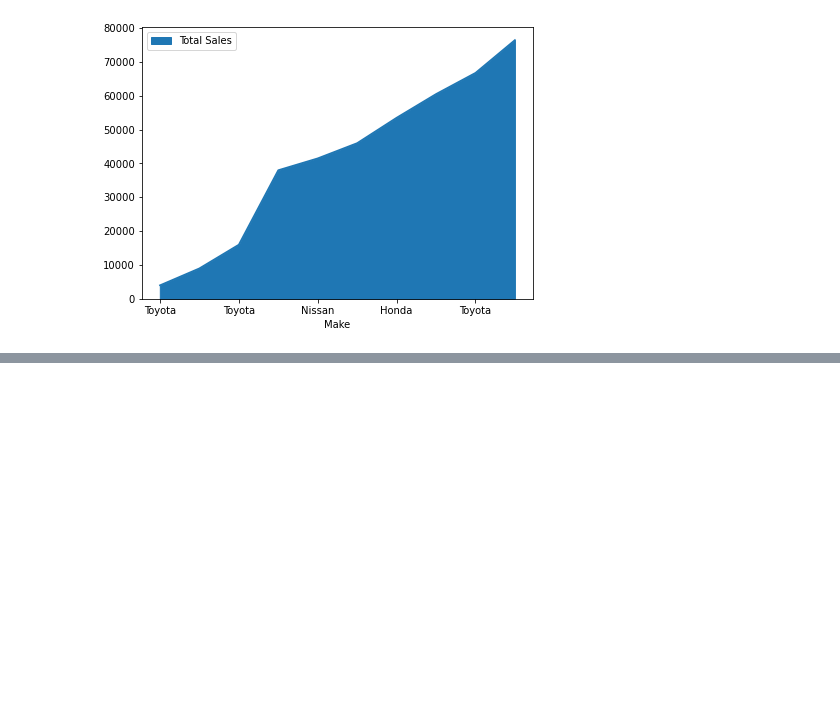
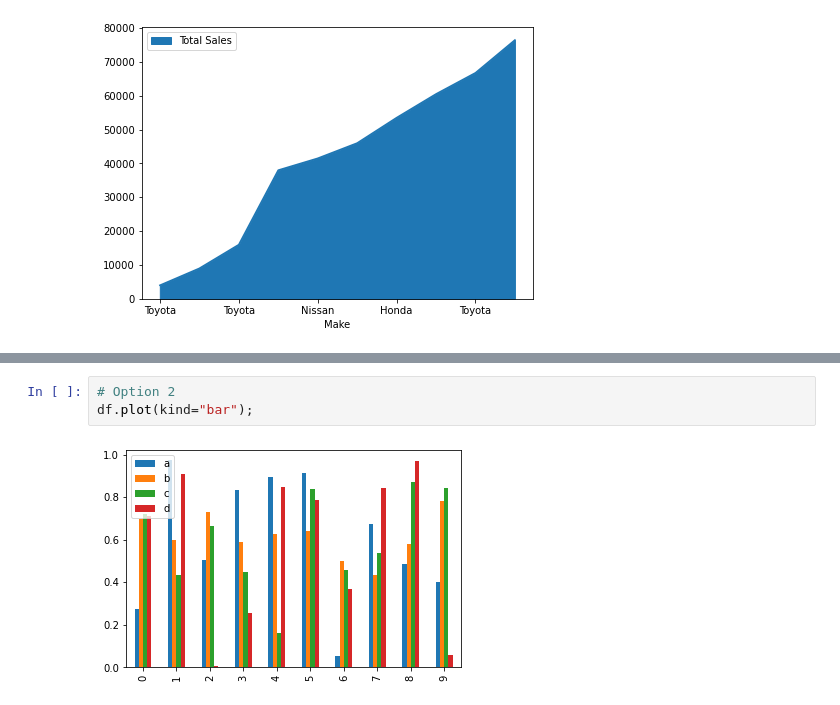
Before and after one commit to lemirser/MachineLearning, a Jupyter notebook: notebook/Introduction-to-matplotlib.ipynb, the cells around one changed output, grey strips where cells are left out. Saved outputs shown, nothing was run; the diff lists cells and outputs as text; blank space fills up the shorter version.

```diff
--- a/notebook/Introduction-to-matplotlib.ipynb
+++ b/notebook/Introduction-to-matplotlib.ipynb
@@ -288,0 +313,5 @@ car_sales.plot(x="Make",y="Total Sales",kind="area", figsize=(7,5));
+# %%
+# Option 2
+df.plot(kind="bar");
+# %% [output]
+[figure, added]
```
Also changed, not shown: parts of 8 cells of this notebook.
